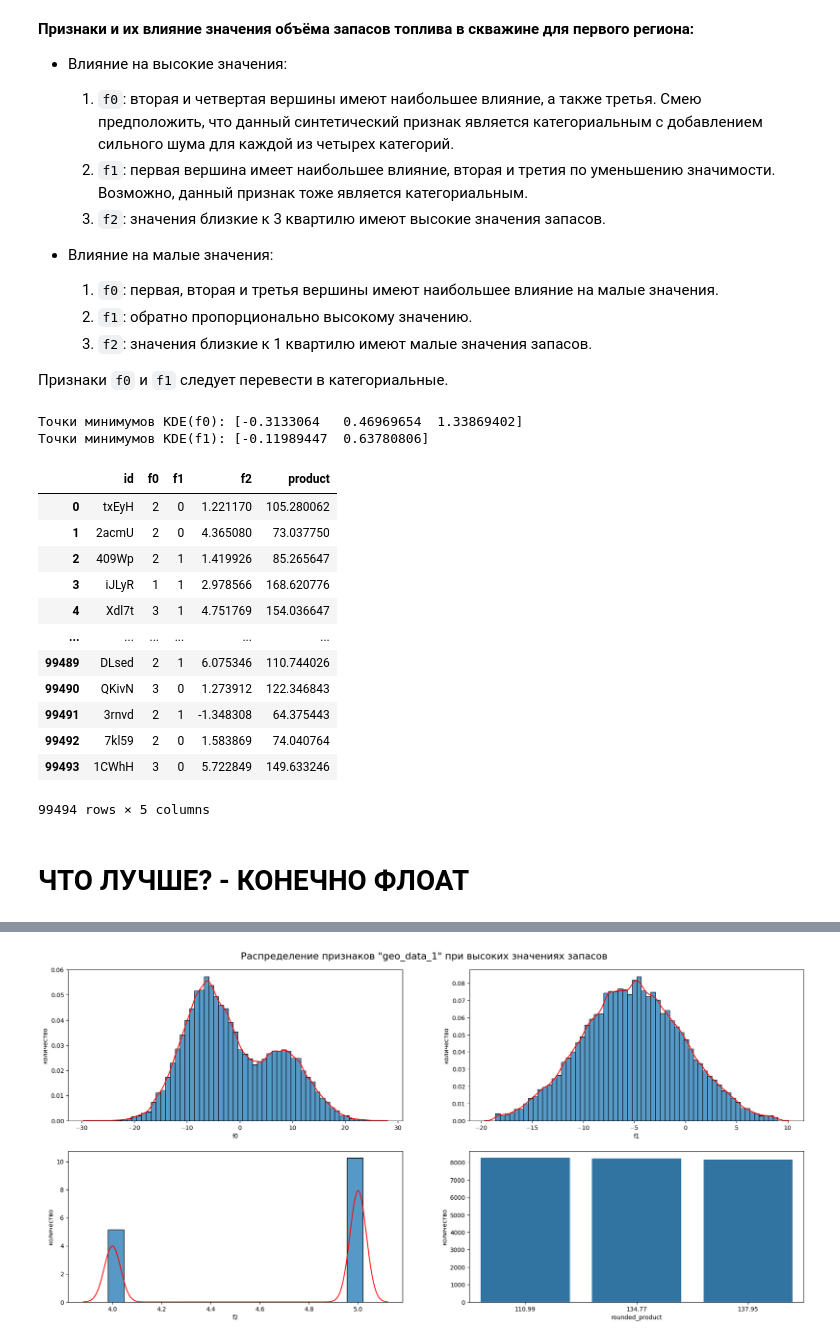
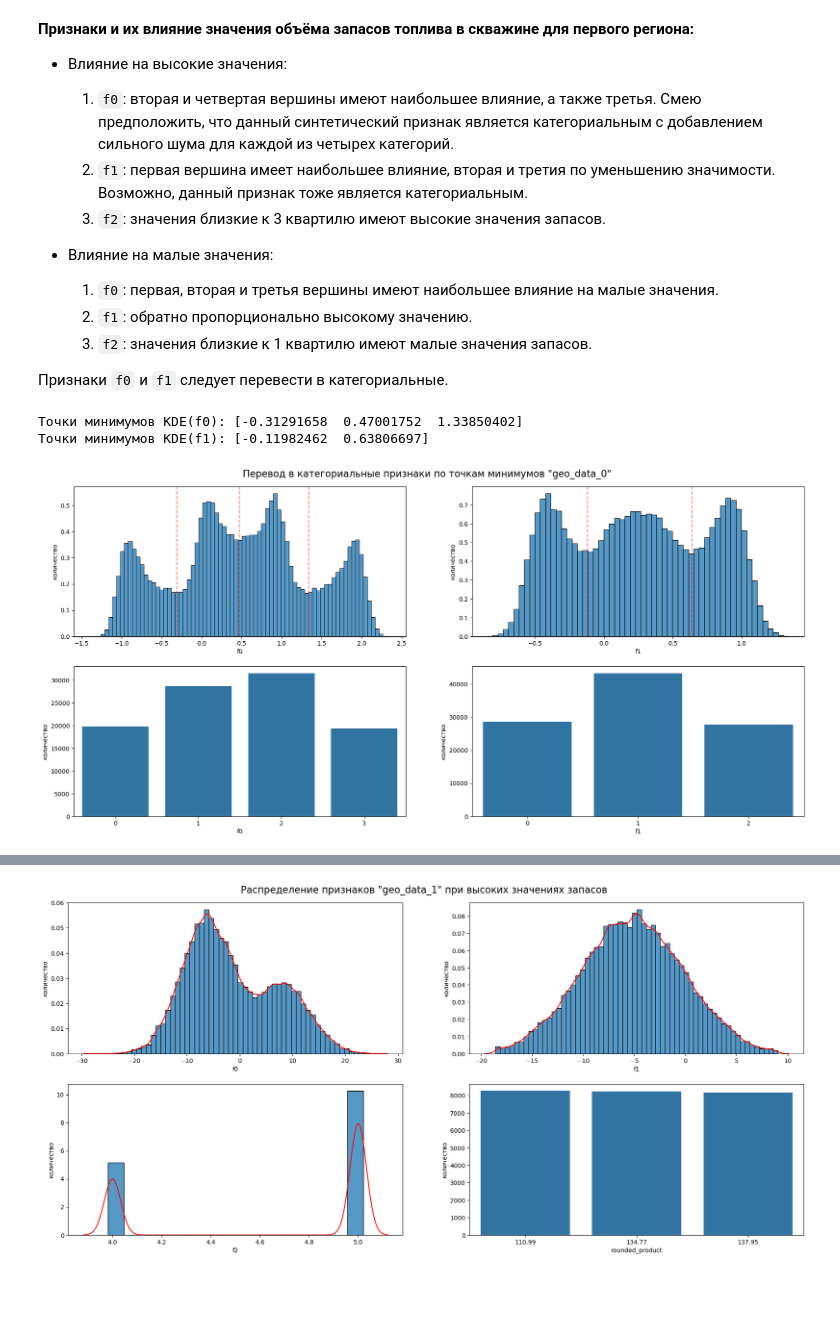
Before and after one commit to serguntsov/geo_well_ml, a Jupyter notebook: where_to_drill_a_well.ipynb, the cells around one changed output, grey strips where cells are left out. Drawn from its saved outputs; the diff is of its cells as text; code cells hidden in the pictures; blank space fills up the shorter version.

Commit message:
перевели в категориальные красивенько))

```diff
--- a/where_to_drill_a_well.ipynb
+++ b/where_to_drill_a_well.ipynb
@@ -343,26 +343,49 @@ plt.show()
 
 Признаки `f0` и `f1` следует перевести в категориальные.
 # %%
+# функция для нахождения точек минимумов по оси абцисс и перевода признака в категориальный
 def get_min_extrema(*cols, df):
+    plt.figure(figsize=(22, 10))
     kde_min = {}
 
-    for clm in cols:
-        data = df[clm].values
+    for i, clm in enumerate(cols):
+        plt.subplot(2, len(cols), i+1)
+        #data = df[clm].values
 
-        kde = st.gaussian_kde(data, bw_method=0.07)
-
-        x = np.linspace(data.min(), data.max(), 5000)
+        # нахождение минимумов
+        kde = st.gaussian_kde(df[clm], bw_method=0.07)
+        x = np.linspace(df[clm].quantile(0.005), df[clm].quantile(0.995), 5000) # по 99 доверительному интервалу
         y = kde(x)
 
         minimum_indices = argrelextrema(y, np.less)[0]
         minimum_x = x[minimum_indices]
 
+        # отрисовка количественных с минимумами
         print(f"Точки минимумов KDE({clm}):", minimum_x)
+        axes = sns.histplot(data=df, x=clm, stat="density")
+        for x in minimum_x:
+            plt.axvline(x=x, color='r', linestyle='--', alpha=0.5)
+        axes.set_ylabel('количество')
+
+        # перевод в категориальный
         kde_min[clm] = [-np.inf] + minimum_x.tolist() + [np.inf]
+        df[clm] = pd.cut(
+                    x=df[clm],
+                    bins=kde_min[clm],
+                    labels=[*range(len(kde_min[clm])-1)]
+                    )
 
-    return kde_min
+        # отрисовка категориальных
+        plt.subplot(2, len(cols), i+1+len(cols))
+        axes = sns.countplot(data=df, x=clm)
+        axes.set_ylabel('количество')
+
+    return df
 # %%
-geo_min_extrema_0 = get_min_extrema('f0', 'f1', df=geo_data_0)
+get_min_extrema('f0', 'f1', df=geo_data_0)
+plt.suptitle('Перевод в категориальные признаки по точкам минимумов "geo_data_0"', fontsize=16, y=0.92)
+plt.show()
 # %% [output]
-Точки минимумов KDE(f0): [-0.3133064   0.46969654  1.33869402]
-Точки минимумов KDE(f1): [-0.11989447  0.63780806]
+Точки минимумов KDE(f0): [-0.31291658  0.47001752  1.33850402]
+Точки минимумов KDE(f1): [-0.11982462  0.63806697]
+[figure, added]
@@ -376,18 +391,0 @@ for clm, bins in geo_min_extrema_0.items():
-# %%
-geo_data_0
-# %% [output]
-|  | id | f0 | f1 | f2 | product |
-| 0 | txEyH | 2 | 0 | 1.221170 | 105.280062 |
-| 1 | 2acmU | 2 | 0 | 4.365080 | 73.037750 |
-| 2 | 409Wp | 2 | 1 | 1.419926 | 85.265647 |
-| 3 | iJLyR | 1 | 1 | 2.978566 | 168.620776 |
-| 4 | Xdl7t | 3 | 1 | 4.751769 | 154.036647 |
-| ... | ... | ... | ... | ... | ... |
-| 99489 | DLsed | 2 | 1 | 6.075346 | 110.744026 |
-| 99490 | QKivN | 3 | 0 | 1.273912 | 122.346843 |
-| 99491 | 3rnvd | 2 | 1 | -1.348308 | 64.375443 |
-| 99492 | 7kl59 | 2 | 0 | 1.583869 | 74.040764 |
-| 99493 | 1CWhH | 3 | 0 | 5.722849 | 149.633246 |
-99494 rows × 5 columns
-# %% [markdown]
-# ЧТО ЛУЧШЕ? - КОНЕЧНО ФЛОАТ
```
Also changed, not shown: parts of 11 cells of this notebook.
